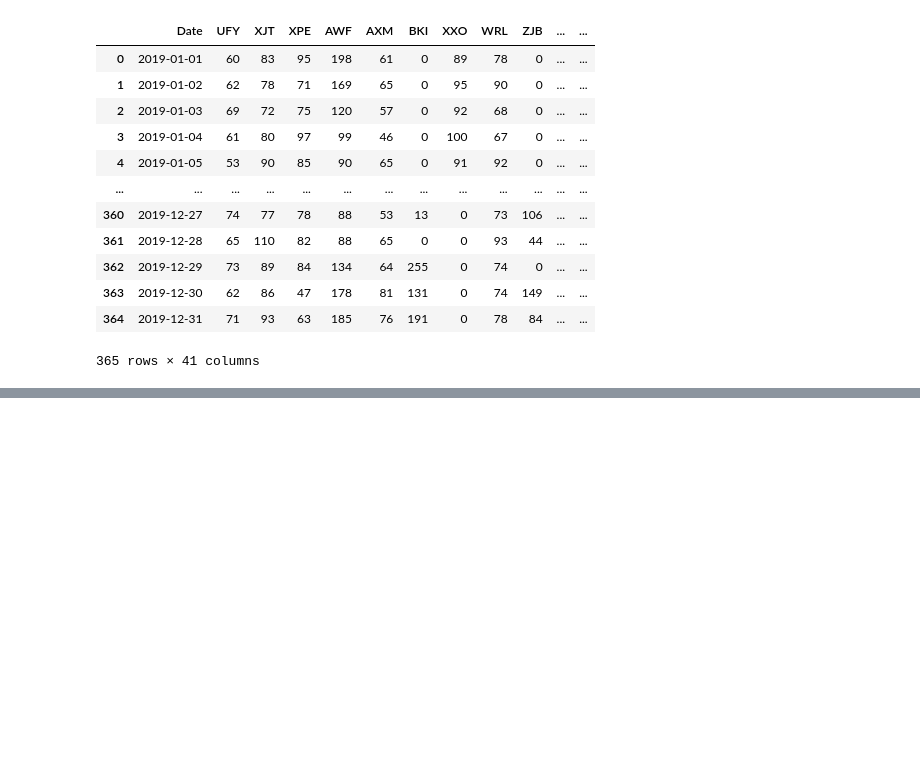
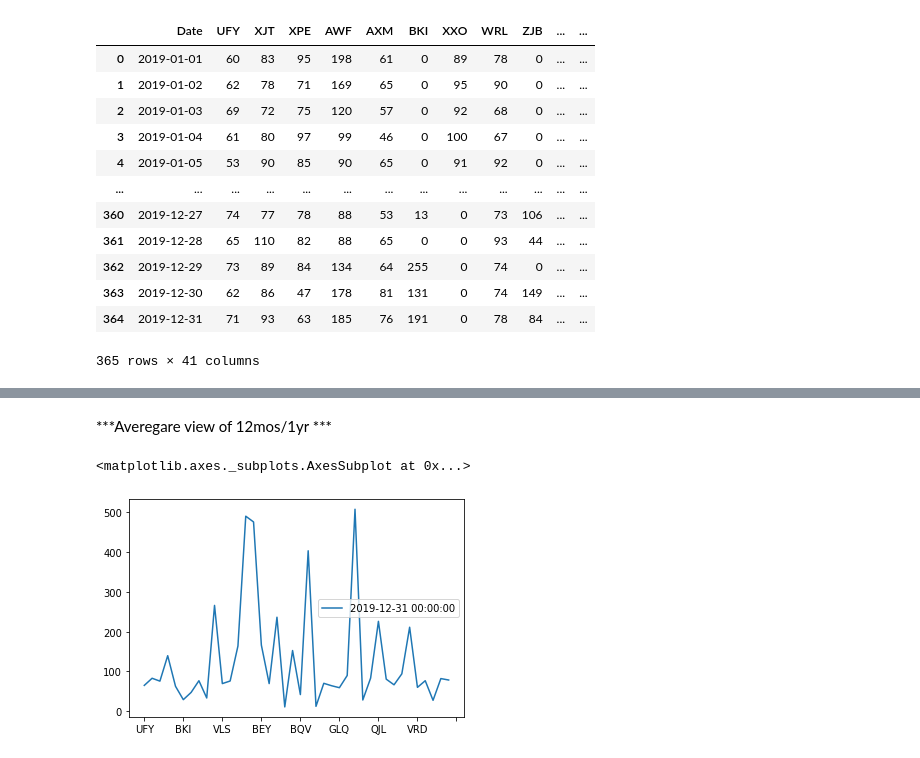
Before and after one commit to zakirhossen23/Project-Data-Visualisation, a Jupyter notebook: colab.ipynb, the cells around one changed output, grey strips where cells are left out. Cells and saved outputs as stored; diff of their text form; code cells hidden in the pictures; blank space fills up the shorter version.

```diff
--- a/colab.ipynb
+++ b/colab.ipynb
@@ -26,0 +79,11 @@ df #print the dataframe
+# %% [markdown]
+***Averegare view of 12mos/1yr ***
+# %%
+df=pd.DataFrame(visitordata)
+df = df.resample('A').mean()
+df = (df.set_index(df.index)
+         .rename_axis("").T)
+df.plot()
+# %% [output]
+<matplotlib.axes._subplots.AxesSubplot at 0x...>
+[figure, added]
```
Also changed, not shown: parts of 17 cells of this notebook.
